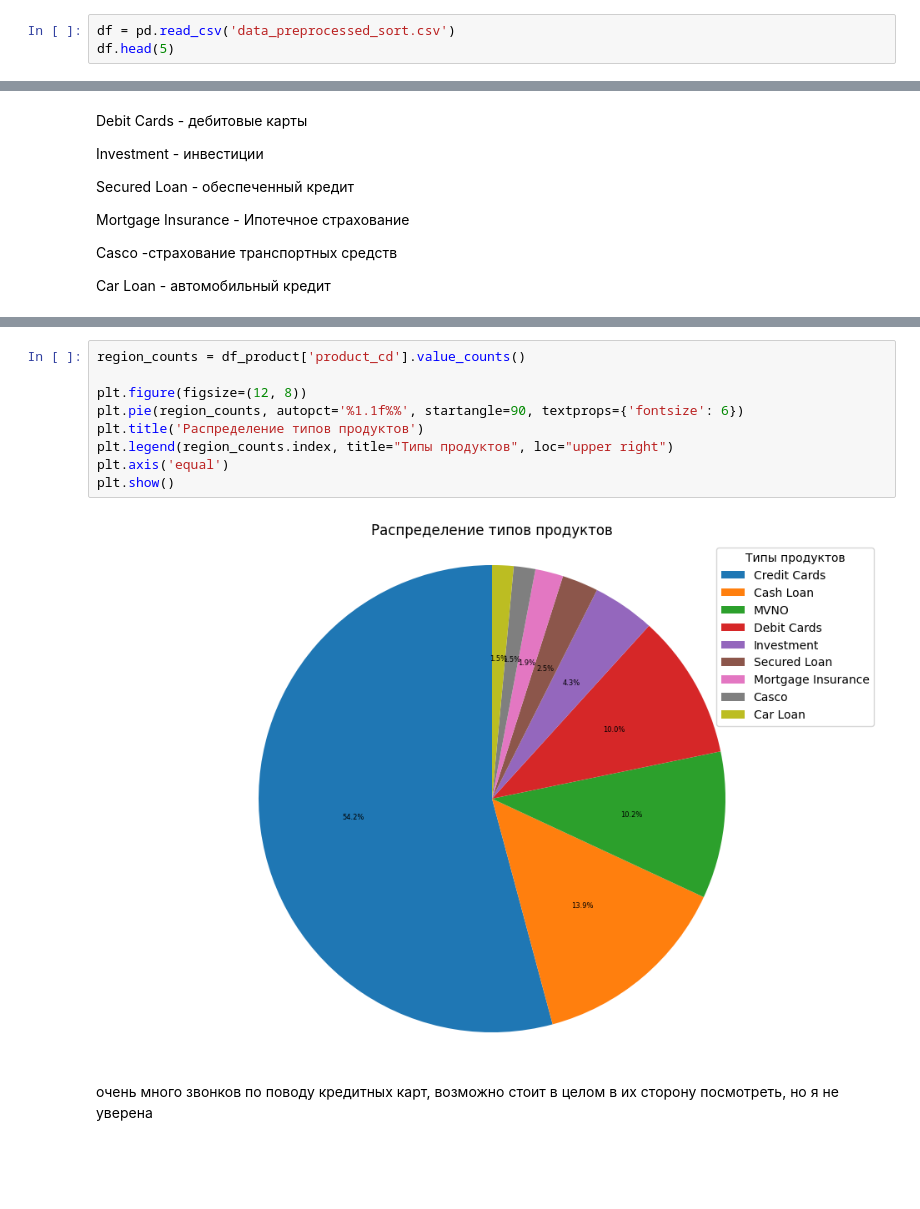
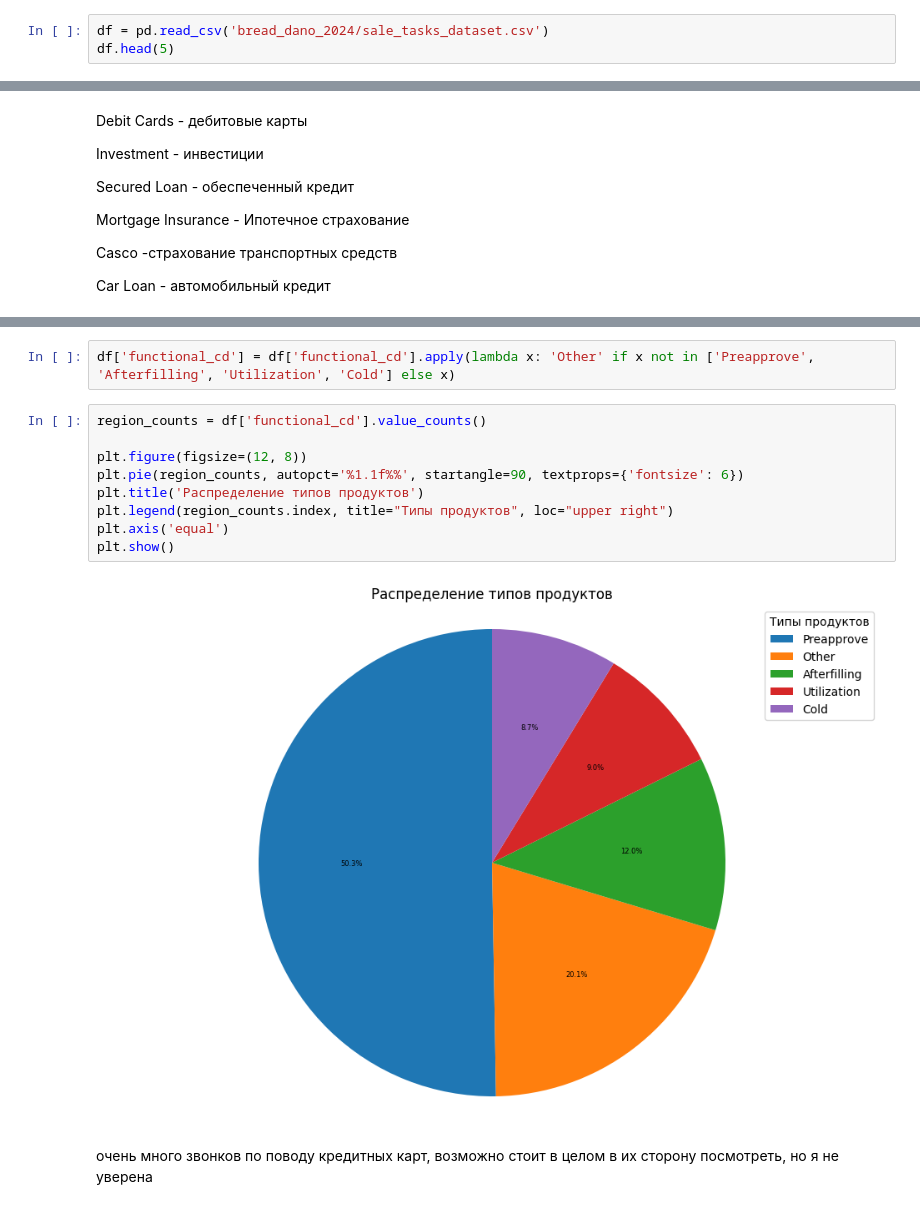
Before and after one commit to bygaga993/bread_dano_2024, a Jupyter notebook: analyse.ipynb, the cells around one changed output, grey strips where cells are left out. Cells and saved outputs as stored; diff of their text form; blank space fills up the shorter version.

```diff
--- a/analyse.ipynb
+++ b/analyse.ipynb
@@ -12,6 +12,6 @@ please provide us feedback at https://github.com/pandas-dev/pandas/issues/54466
 
   import pandas as pd
 # %%
-df = pd.read_csv('data_preprocessed_sort.csv')
+df = pd.read_csv('bread_dano_2024/sale_tasks_dataset.csv')
 df.head(5)
 # %% [output]
@@ -194,14 +253,16 @@ Car Loan - автомобильный кредит
+# %%
+df['functional_cd'] = df['functional_cd'].apply(lambda x: 'Other' if x not in ['Preapprove', 'Afterfilling', 'Utilization', 'Cold'] else x)
 # %%
-region_counts = df_product['product_cd'].value_counts()
+region_counts = df['functional_cd'].value_counts()
 
 plt.figure(figsize=(12, 8))
 plt.pie(region_counts, autopct='%1.1f%%', startangle=90, textprops={'fontsize': 6})
 plt.title('Распределение типов продуктов')
 plt.legend(region_counts.index, title="Типы продуктов", loc="upper right")
 plt.axis('equal')
 plt.show()
 # %% [output]
-[figure, old version]
+[figure, new version]
 # %% [markdown]
 очень много звонков по поводу кредитных карт, возможно стоит в целом в их сторону посмотреть, но я не уверена
 # %%
```
Also changed, not shown: parts of 9 cells of this notebook, 2 other files.
